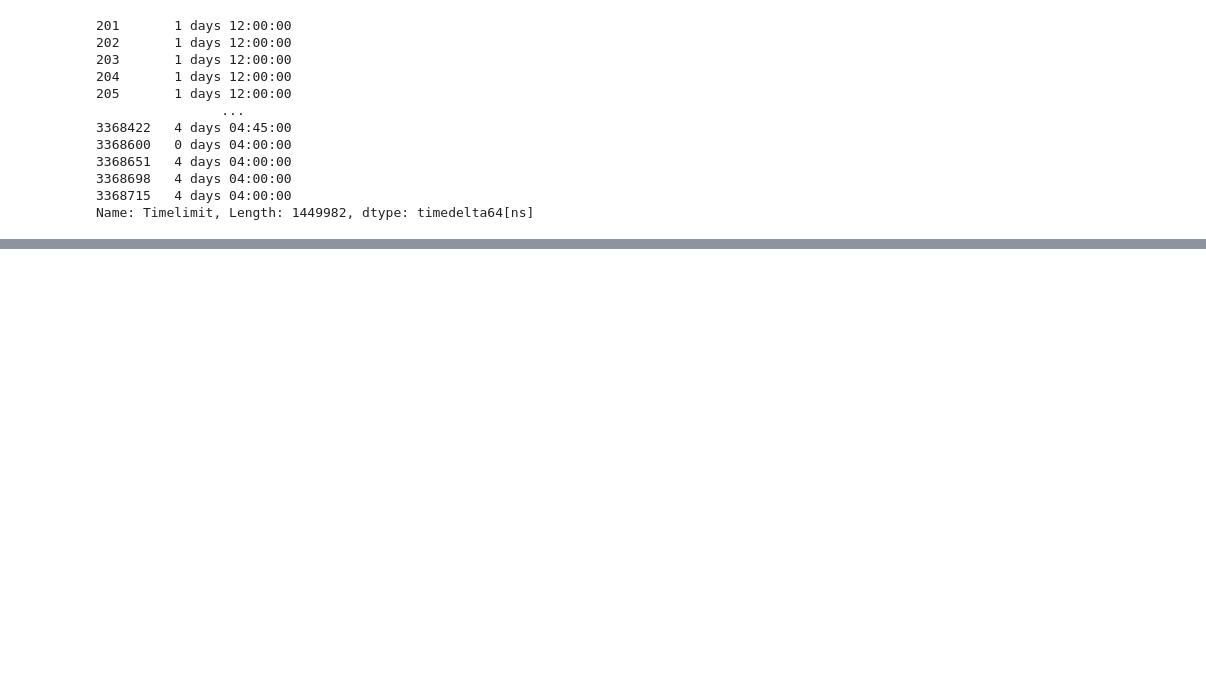
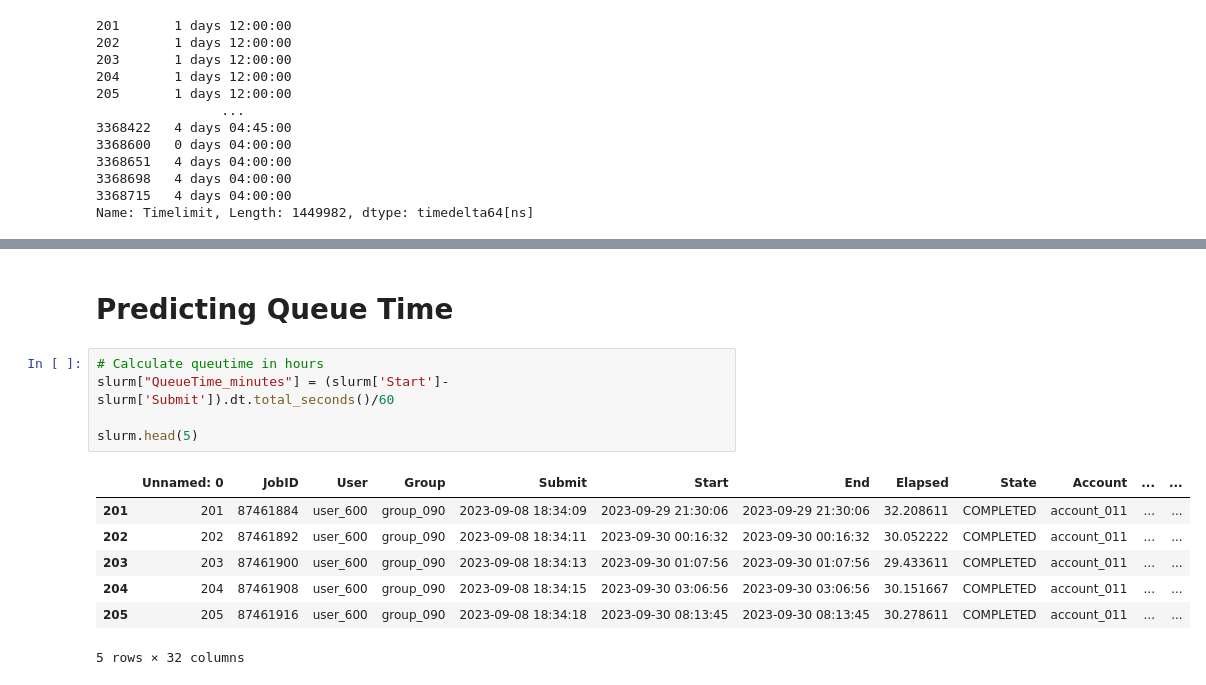
Before and after one commit to tairaeli/ICER_user_data_analytics, a Jupyter notebook: SLURM-FullDataAnalysis.ipynb, the cells around one changed output, grey strips where cells are left out. Cells and saved outputs as stored; diff of their text form; blank space fills up the shorter version.

```diff
--- a/SLURM-FullDataAnalysis.ipynb
+++ b/SLURM-FullDataAnalysis.ipynb
@@ -144,0 +196,15 @@ Name: Timelimit, Length: 1449982, dtype: timedelta64[ns]
+# %% [markdown]
+# Predicting Queue Time
+# %%
+# Calculate queutime in hours
+slurm["QueueTime_minutes"] = (slurm['Start']- slurm['Submit']).dt.total_seconds()/60
+
+slurm.head(5)
+# %% [output]
+|  | Unnamed: 0 | JobID | User | Group | Submit | Start | End | Elapsed | State | Account | ... | ... |
+| 201 | 201 | 87461884 | user_600 | group_090 | 2023-09-08 18:34:09 | 2023-09-29 21:30:06 | 2023-09-29 21:30:06 | 32.208611 | COMPLETED | account_011 | ... | ... |
+| 202 | 202 | 87461892 | user_600 | group_090 | 2023-09-08 18:34:11 | 2023-09-30 00:16:32 | 2023-09-30 00:16:32 | 30.052222 | COMPLETED | account_011 | ... | ... |
+| 203 | 203 | 87461900 | user_600 | group_090 | 2023-09-08 18:34:13 | 2023-09-30 01:07:56 | 2023-09-30 01:07:56 | 29.433611 | COMPLETED | account_011 | ... | ... |
+| 204 | 204 | 87461908 | user_600 | group_090 | 2023-09-08 18:34:15 | 2023-09-30 03:06:56 | 2023-09-30 03:06:56 | 30.151667 | COMPLETED | account_011 | ... | ... |
+| 205 | 205 | 87461916 | user_600 | group_090 | 2023-09-08 18:34:18 | 2023-09-30 08:13:45 | 2023-09-30 08:13:45 | 30.278611 | COMPLETED | account_011 | ... | ... |
+5 rows × 32 columns
```
Also changed, not shown: parts of 6 cells of this notebook.
